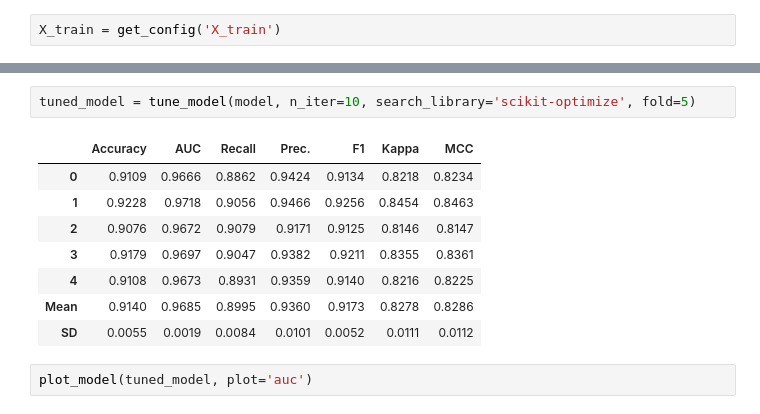
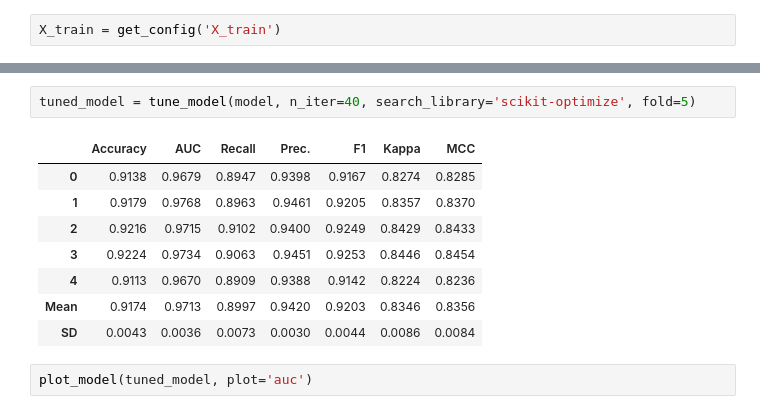
Before and after one commit to MaksonViini/PS-Data-Challenge-2021, a Jupyter notebook: ps_model.ipynb, the cells around one changed output, grey strips where cells are left out. Cells and saved outputs as stored; diff of their text form.

```diff
--- a/ps_model.ipynb
+++ b/ps_model.ipynb
@@ -166,14 +154,14 @@ model = create_model('lightgbm', fold=10)
 # %%
-tuned_model = tune_model(model, n_iter=10, search_library='scikit-optimize', fold=5)
+tuned_model = tune_model(model, n_iter=40, search_library='scikit-optimize', fold=5)
 # %% [output]
 |  | Accuracy | AUC | Recall | Prec. | F1 | Kappa | MCC |
-| 0 | 0.9109 | 0.9666 | 0.8862 | 0.9424 | 0.9134 | 0.8218 | 0.8234 |
-| 1 | 0.9228 | 0.9718 | 0.9056 | 0.9466 | 0.9256 | 0.8454 | 0.8463 |
-| 2 | 0.9076 | 0.9672 | 0.9079 | 0.9171 | 0.9125 | 0.8146 | 0.8147 |
-| 3 | 0.9179 | 0.9697 | 0.9047 | 0.9382 | 0.9211 | 0.8355 | 0.8361 |
-| 4 | 0.9108 | 0.9673 | 0.8931 | 0.9359 | 0.9140 | 0.8216 | 0.8225 |
-| Mean | 0.9140 | 0.9685 | 0.8995 | 0.9360 | 0.9173 | 0.8278 | 0.8286 |
-| SD | 0.0055 | 0.0019 | 0.0084 | 0.0101 | 0.0052 | 0.0111 | 0.0112 |
+| 0 | 0.9138 | 0.9679 | 0.8947 | 0.9398 | 0.9167 | 0.8274 | 0.8285 |
+| 1 | 0.9179 | 0.9768 | 0.8963 | 0.9461 | 0.9205 | 0.8357 | 0.8370 |
+| 2 | 0.9216 | 0.9715 | 0.9102 | 0.9400 | 0.9249 | 0.8429 | 0.8433 |
+| 3 | 0.9224 | 0.9734 | 0.9063 | 0.9451 | 0.9253 | 0.8446 | 0.8454 |
+| 4 | 0.9113 | 0.9670 | 0.8909 | 0.9388 | 0.9142 | 0.8224 | 0.8236 |
+| Mean | 0.9174 | 0.9713 | 0.8997 | 0.9420 | 0.9203 | 0.8346 | 0.8356 |
+| SD | 0.0043 | 0.0036 | 0.0073 | 0.0030 | 0.0044 | 0.0086 | 0.0084 |
 # %%
 plot_model(tuned_model, plot='auc')
 # %% [output]
```
Also changed, not shown: parts of 13 cells of this notebook.
